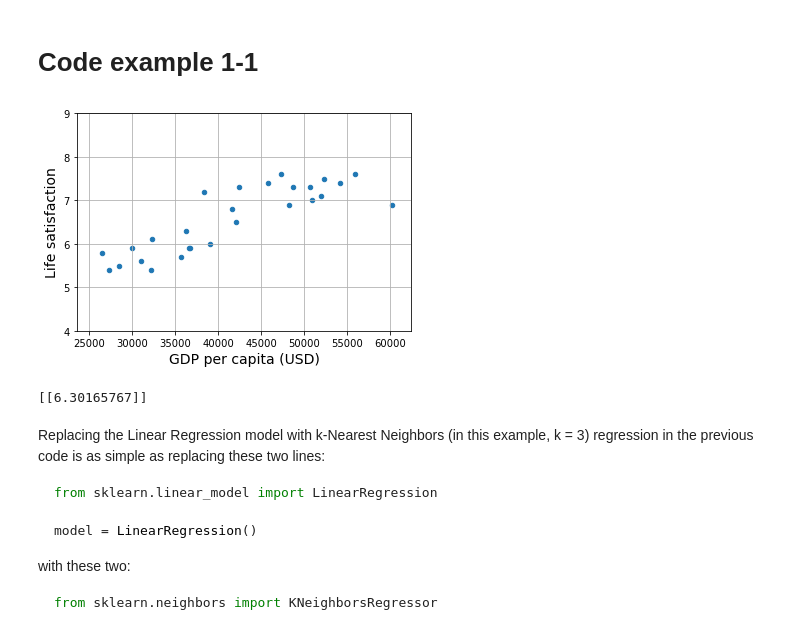
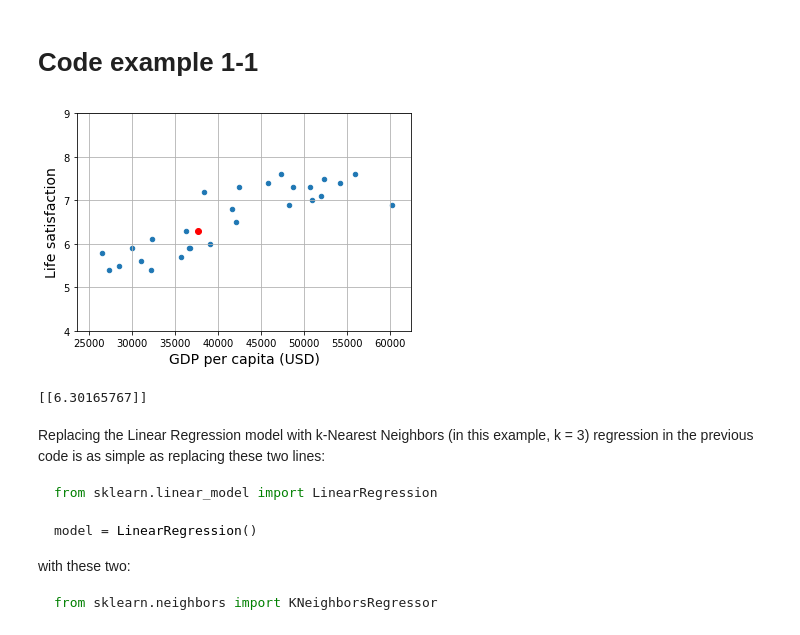
Before and after one commit to mustafabozkaya/handson-ml3, a Jupyter notebook: 01_the_machine_learning_landscape.ipynb, the cells around one changed output. Drawn from its saved outputs; the diff is of its cells as text; code cells hidden in the pictures.

```diff
--- a/01_the_machine_learning_landscape.ipynb
+++ b/01_the_machine_learning_landscape.ipynb
@@ -49,32 +61,37 @@ plt.rc('ytick', labelsize=10)
 # %%
 import matplotlib.pyplot as plt
 import numpy as np
 import pandas as pd
 from sklearn.linear_model import LinearRegression
 
 # Download and prepare the data
 data_root = "https://github.com/ageron/data/raw/main/"
 lifesat = pd.read_csv(data_root + "lifesat/lifesat.csv")
 X = lifesat[["GDP per capita (USD)"]].values
 y = lifesat[["Life satisfaction"]].values
 
 # Visualize the data
 lifesat.plot(kind='scatter', grid=True,
              x="GDP per capita (USD)", y="Life satisfaction")
 plt.axis([23_500, 62_500, 4, 9])
-plt.show()
+
 
 # Select a linear model
 model = LinearRegression()
 
 # Train the model
 model.fit(X, y)
 
 # Make a prediction for Cyprus
 X_new = [[37_655.2]]  # Cyprus' GDP per capita in 2020
-print(model.predict(X_new)) # outputs [[6.30165767]]
+y_pred=model.predict(X_new) # outputs [[6.30165767]]
+
+plt.scatter(X_new,y_pred, color="red" )
+
+plt.show()
+print(y_pred)
 # %% [output]
-[figure, old version]
+[figure, new version]
 [[6.30165767]]
 # %% [markdown]
 Replacing the Linear Regression model with k-Nearest Neighbors (in this example, k = 3) regression in the previous code is as simple as replacing these two
```
Also changed, not shown: parts of 3 cells of this notebook.
